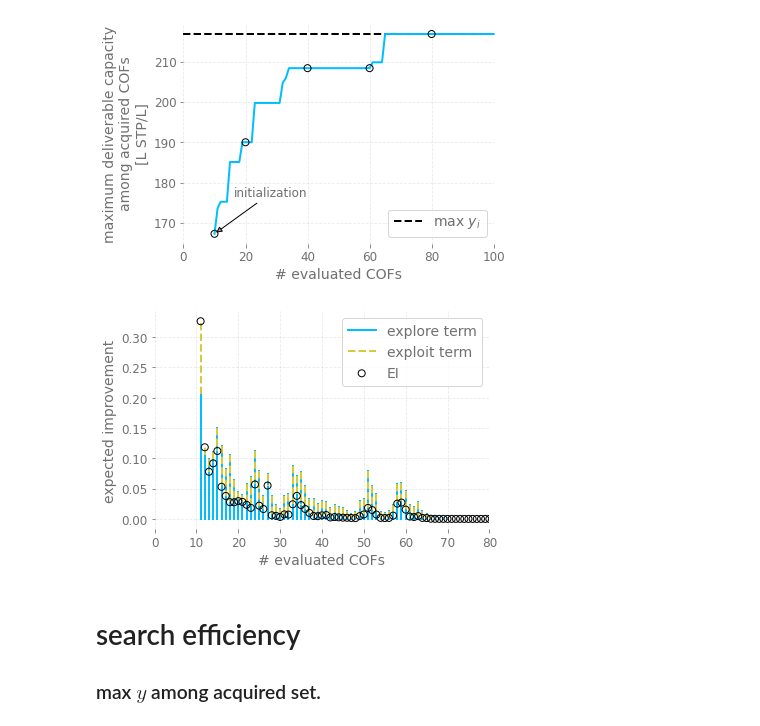
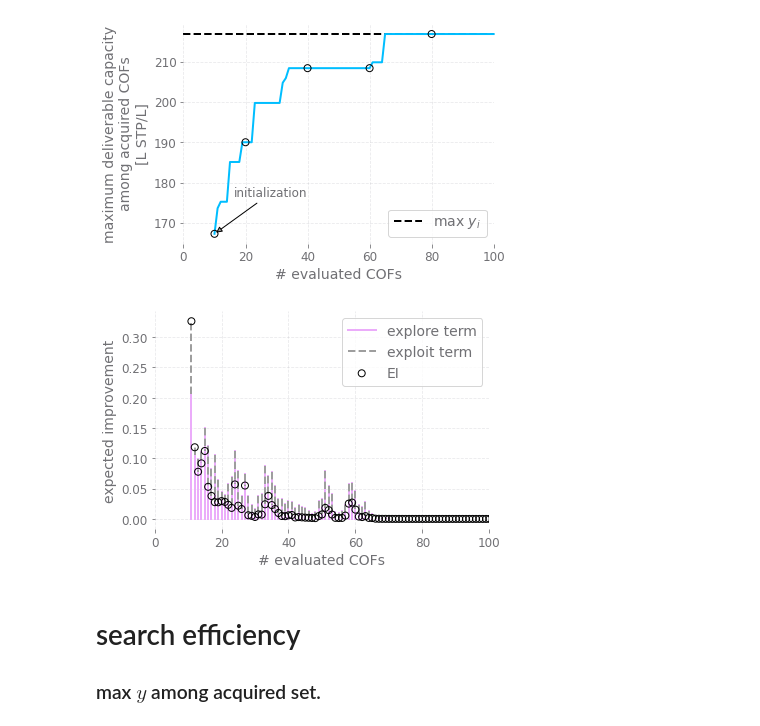
Before and after one commit to aryandeshwal/BO_of_COFs, a Jupyter notebook: new/viz.ipynb, the cells around one changed output. Drawn from its saved outputs; the diff is of its cells as text; code cells hidden in the pictures.

Commit message:
change color scheme for EI fig

```diff
--- a/new/viz.ipynb
+++ b/new/viz.ipynb
@@ -173,25 +173,25 @@ plt.savefig("search_efficiency_for_specific_acquisition_run.pdf")
 # %%
 # explore vs exploit
 explore_exploit_acquisition_terms = bo_res['explore_exploit_balance'][which_BO_run]
 
 # ei term
 explore_term = np.array([ee_i[0] for ee_i in explore_exploit_acquisition_terms])
 exploit_term = np.array([ee_i[1] for ee_i in explore_exploit_acquisition_terms])
 
 plt.figure()
 plt.xlabel('# evaluated COFs')
 plt.ylabel('expected improvement')
 for i in range(nb_iterations):
-    plt.plot([i+1, i+1], [0, explore_term[i]], color="C0")
-    plt.plot([i+1, i+1], [explore_term[i], explore_term[i] + exploit_term[i]], color="C1", linestyle="--")
-plt.plot([], [], color="C0", label="explore term")
-plt.plot([], [], color="C1", label="exploit term", linestyle="--")
+    plt.plot([i+1, i+1], [0, explore_term[i]], color="C4")
+    plt.plot([i+1, i+1], [explore_term[i], explore_term[i] + exploit_term[i]], color="C5", linestyle="--")
+plt.plot([], [], color="C4", label="explore term")
+plt.plot([], [], color="C5", label="exploit term", linestyle="--")
 plt.scatter(np.arange(1, nb_iterations+1), explore_term + exploit_term, edgecolor="k", label="EI", zorder=100, facecolor="None")
 plt.legend()
-plt.xlim([0, 80])
+plt.xlim([0, 100])
 plt.savefig("explore_exploit_balance.pdf", format="pdf")
 # %% [output]
-[figure, old version]
+[figure, new version]
 # %% [markdown]
 # search efficiency
 ### max $y$ among acquired set.
```
